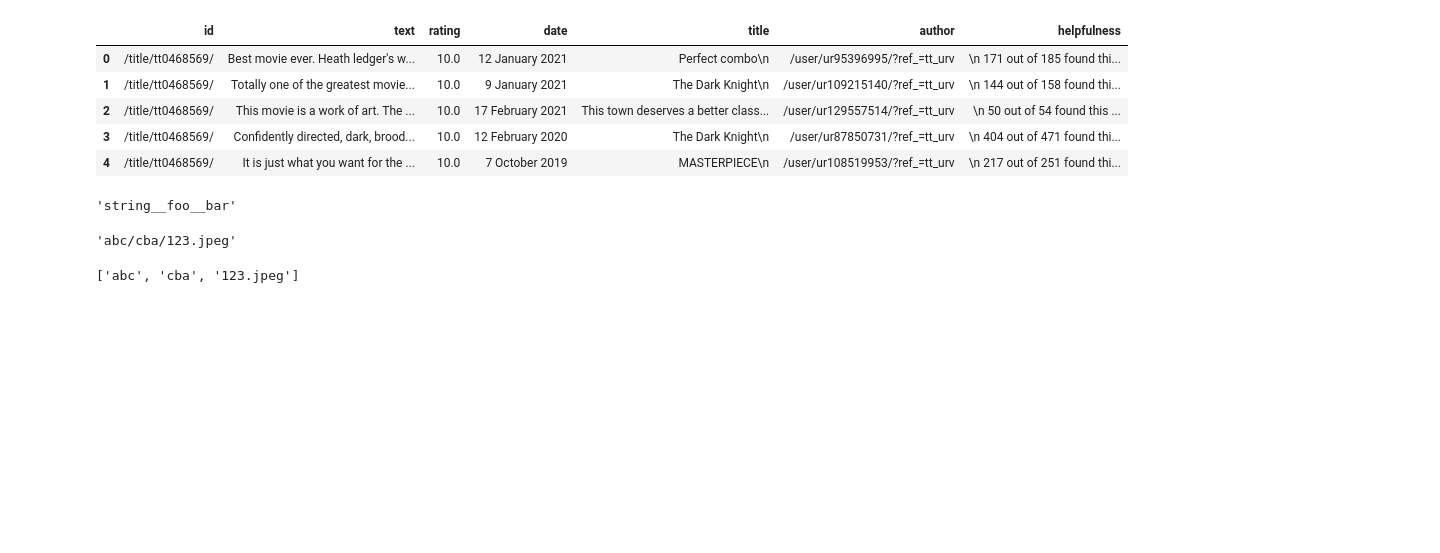
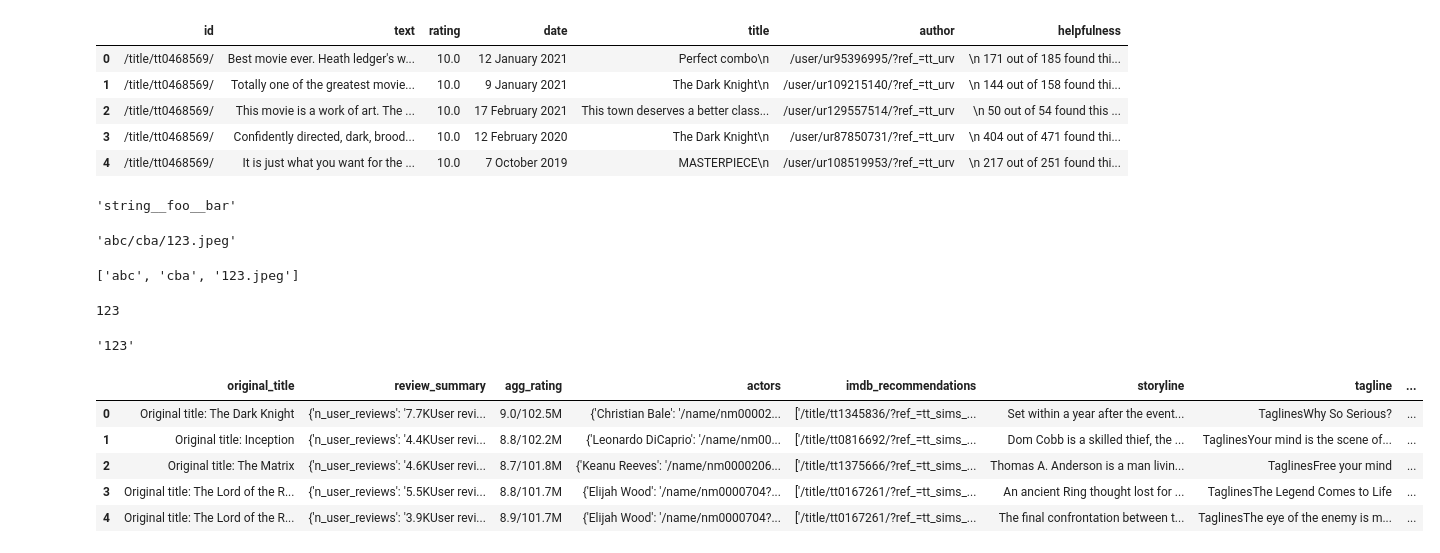
Before and after one commit to ilyamil/movie_recommender_system, a Jupyter notebook: notebooks/reviews_cleaning.ipynb, the cells around one changed output. Drawn from its saved outputs; the diff is of its cells as text; code cells hidden in the pictures; blank space fills up the shorter version.

```diff
--- a/notebooks/reviews_cleaning.ipynb
+++ b/notebooks/reviews_cleaning.ipynb
@@ -83,3 +83,25 @@ s
 s.split('/')
 # %% [output]
 ['abc', 'cba', '123.jpeg']
+# %%
+a = 123
+a
+# %% [output]
+123
+# %%
+s = 'abc/cba/123/'
+s.split('/')[-2]
+# %% [output]
+'123'
+# %%
+import pandas as pd
+data_path = '../data/raw/details/1pct/action.csv'
+action = pd.read_csv(data_path)
+action.head()
+# %% [output]
+|  | original_title | review_summary | agg_rating | actors | imdb_recommendations | storyline | tagline | ... |
+| 0 | Original title: The Dark Knight | {'n_user_reviews': '7.7KUser revi... | 9.0/102.5M | {'Christian Bale': '/name/nm00002... | ['/title/tt1345836/?ref_=tt_sims_... | Set within a year after the event... | TaglinesWhy So Serious? | ... |
+| 1 | Original title: Inception | {'n_user_reviews': '4.4KUser revi... | 8.8/102.2M | {'Leonardo DiCaprio': '/name/nm00... | ['/title/tt0816692/?ref_=tt_sims_... | Dom Cobb is a skilled thief, the ... | TaglinesYour mind is the scene of... | ... |
+| 2 | Original title: The Matrix | {'n_user_reviews': '4.6KUser revi... | 8.7/101.8M | {'Keanu Reeves': '/name/nm0000206... | ['/title/tt1375666/?ref_=tt_sims_... | Thomas A. Anderson is a man livin... | TaglinesFree your mind | ... |
+| 3 | Original title: The Lord of the R... | {'n_user_reviews': '5.5KUser revi... | 8.8/101.7M | {'Elijah Wood': '/name/nm0000704?... | ['/title/tt0167261/?ref_=tt_sims_... | An ancient Ring thought lost for ... | TaglinesThe Legend Comes to Life | ... |
+| 4 | Original title: The Lord of the R... | {'n_user_reviews': '3.9KUser revi... | 8.9/101.7M | {'Elijah Wood': '/name/nm0000704?... | ['/title/tt0167261/?ref_=tt_sims_... | The final confrontation between t... | TaglinesThe eye of the enemy is m... | ... |
```
Also changed, not shown: parts of 2 cells of this notebook, 2 other files.
